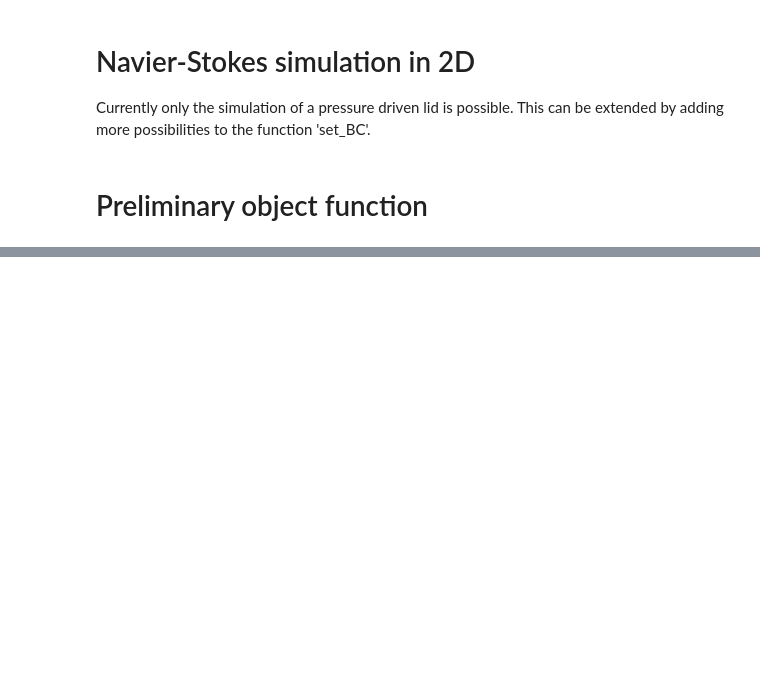
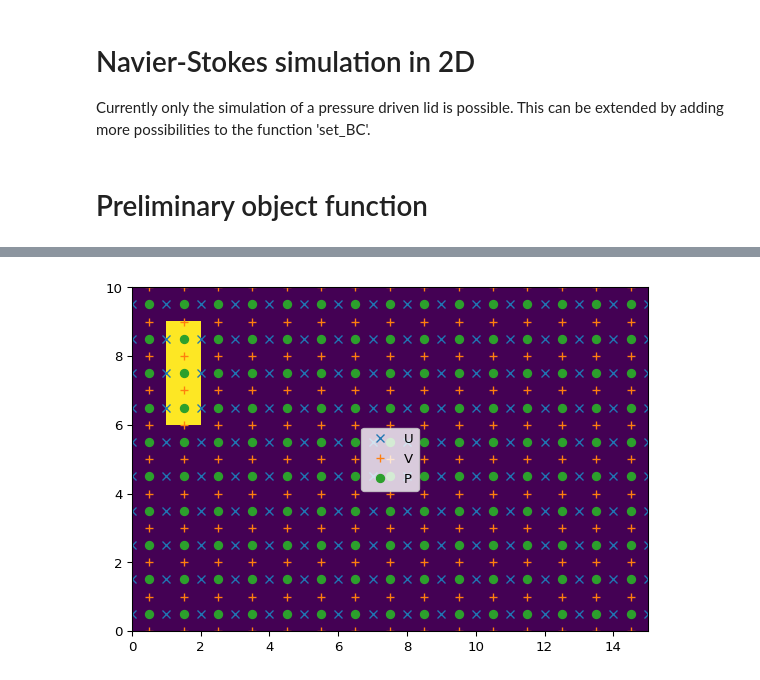
Before and after one commit to VHeusinkveld/2D_Incompressible_NV_Solver-CP4, a Jupyter notebook: Execute_simulation.ipynb, the cells around one changed output, grey strips where cells are left out. Drawn from its saved outputs; the diff is of its cells as text; code cells hidden in the pictures; blank space fills up the shorter version.

Commit message:
Visualisatoin of grid points wrt object, still in progress.

```diff
--- a/Execute_simulation.ipynb
+++ b/Execute_simulation.ipynb
@@ -84,3 +104,39 @@ visualise_matrix(indices_Vgrid, 'Vgrid')
+# %%
+import numpy as np
+import matplotlib.pyplot as plt
+
+x0 = 0
+xL = 15
+
+y0 = 0
+yL = 10
+
+O = np.zeros((xL, yL), dtype=float)
+O[1:2, 1:4] = 16
+
+u_x = np.arange(x0, xL+1, 1)
+u_y = np.arange(y0+0.5, yL+0.5, 1)
+[X_u, Y_u] = np.meshgrid(u_x, u_y)
+
+v_x = np.arange(x0+0.5, xL+0.5, 1)
+v_y = np.arange(y0, yL+1, 1)
+[X_v, Y_v] = np.meshgrid(v_x, v_y)
+
+p_x = np.arange(x0+0.5, xL + 0.5, 1)
+p_y = np.arange(y0+0.5, yL + 0.5, 1)
+[X_p, Y_p] = np.meshgrid(p_x, p_y)
+
+my_dpi = 96
+plt.figure(figsize=(xL*40/my_dpi, yL*40/my_dpi), dpi=my_dpi)
+plt.plot(np.reshape(X_u, (-1,)), np.reshape(Y_u, (-1,)), 'x', label='U')
+plt.plot(np.reshape(X_v, (-1,)), np.reshape(Y_v, (-1,)), '+', label='V')
+plt.plot(np.reshape(X_p, (-1,)), np.reshape(Y_p, (-1,)), 'o', label='P')
+plt.legend()
+plt.imshow(O.T, extent=[x0, xL, y0, yL])
+plt.tight_layout()
+plt.show()
+# %% [output]
+[figure, added]
 # %%
 # Visual check of object
 '''
```
Also changed, not shown: parts of 1 cell of this notebook.
